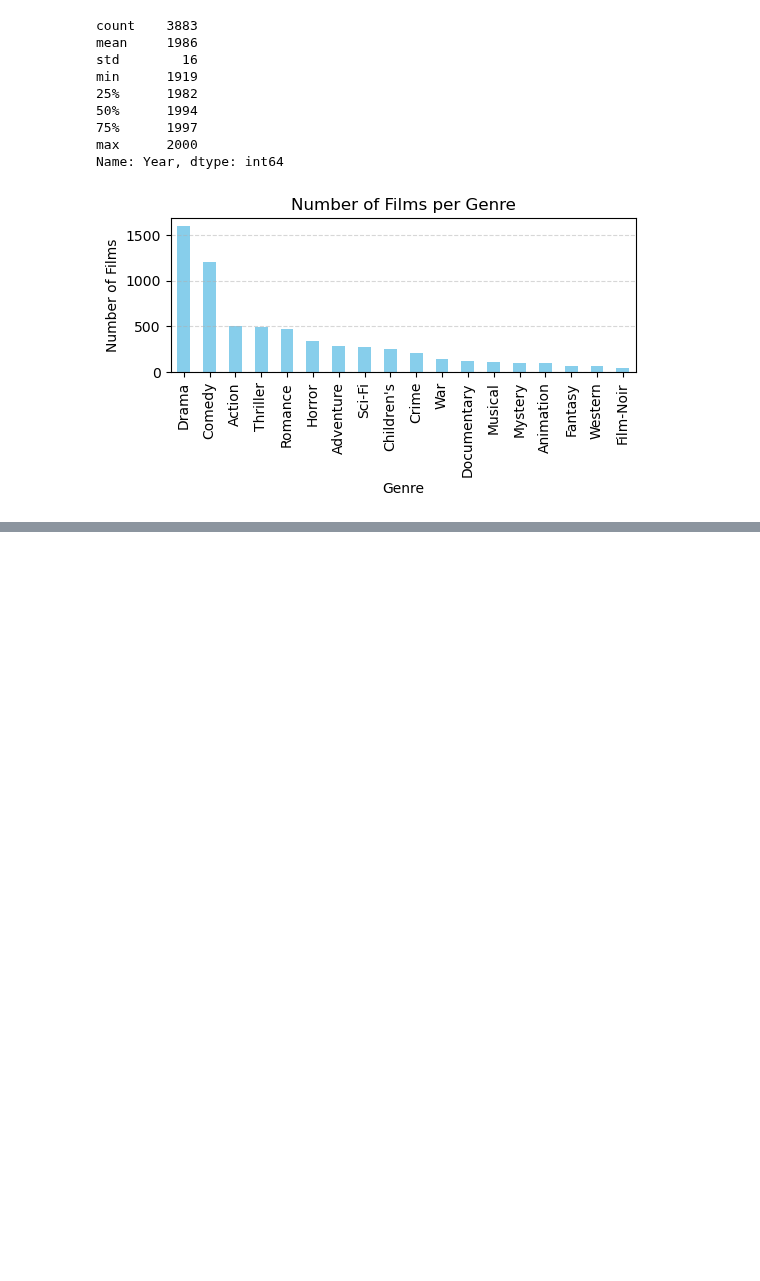
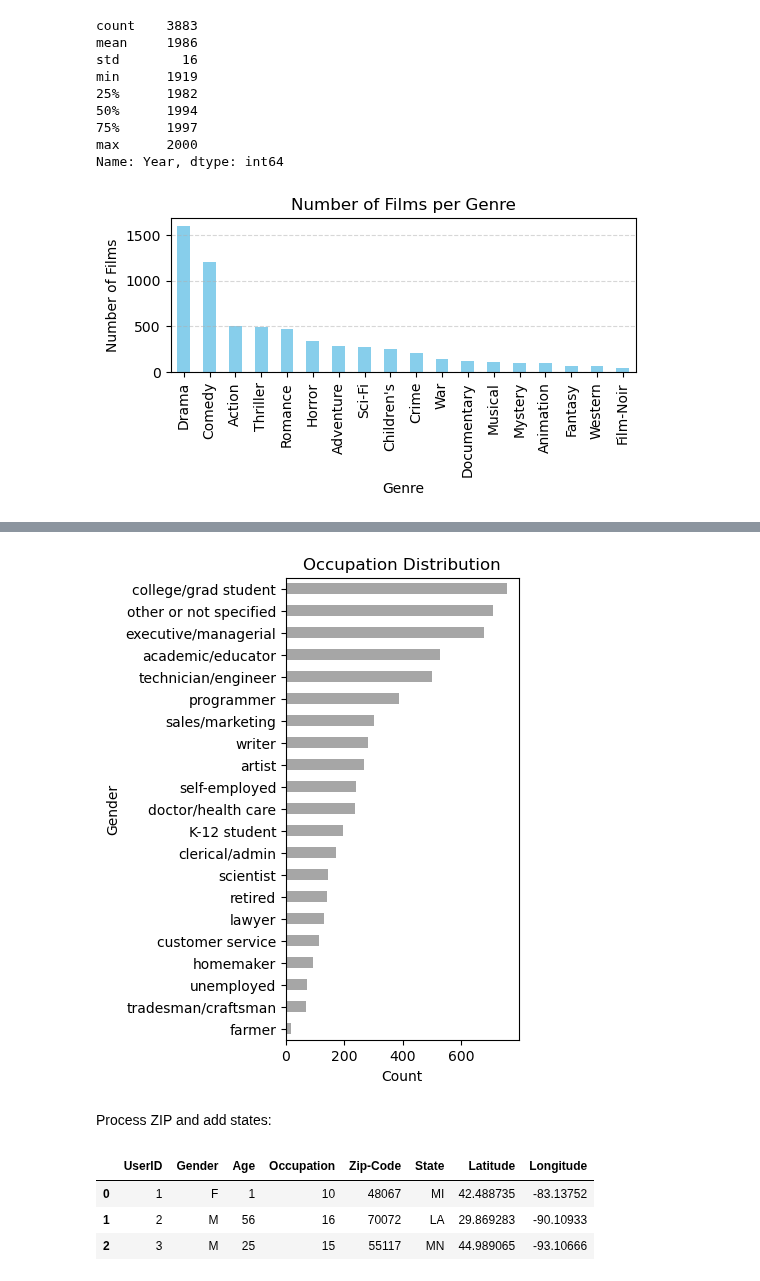
Before and after one commit to starovit/ucu-recsys-movielens, a Jupyter notebook: experiments/1_eda/eda.ipynb, the cells around one changed output, grey strips where cells are left out. Drawn from its saved outputs; the diff is of its cells as text; code cells hidden in the pictures; blank space fills up the shorter version.

```diff
--- a/experiments/1_eda/eda.ipynb
+++ b/experiments/1_eda/eda.ipynb
@@ -157,0 +188,11 @@ Name: Genres, Length: 3883, dtype: object
+# %%
+plt.figure(figsize=(3, 6))
+df_users["Occupation"].map(occupations).value_counts(normalize=False).\
+    sort_values(ascending=True).plot(kind='barh', alpha=0.7, color='gray')
+plt.title('Occupation Distribution')
+plt.xlabel('Count')
+plt.ylabel('Gender')
+plt.xticks(rotation=0)
+plt.show()
+# %% [output]
+[figure, added]
@@ -157,0 +209,2 @@ Name: Genres, Length: 3883, dtype: object
+# %% [markdown]
+Process ZIP and add states:
@@ -157,0 +223,7 @@ Name: Genres, Length: 3883, dtype: object
+# %%
+df_users.head(3)
+# %% [output]
+|  | UserID | Gender | Age | Occupation | Zip-Code | State | Latitude | Longitude |
+| 0 | 1 | F | 1 | 10 | 48067 | MI | 42.488735 | -83.13752 |
+| 1 | 2 | M | 56 | 16 | 70072 | LA | 29.869283 | -90.10933 |
+| 2 | 3 | M | 25 | 15 | 55117 | MN | 44.989065 | -93.10666 |
```
Also changed, not shown: parts of 26 cells of this notebook, 3 other files.
